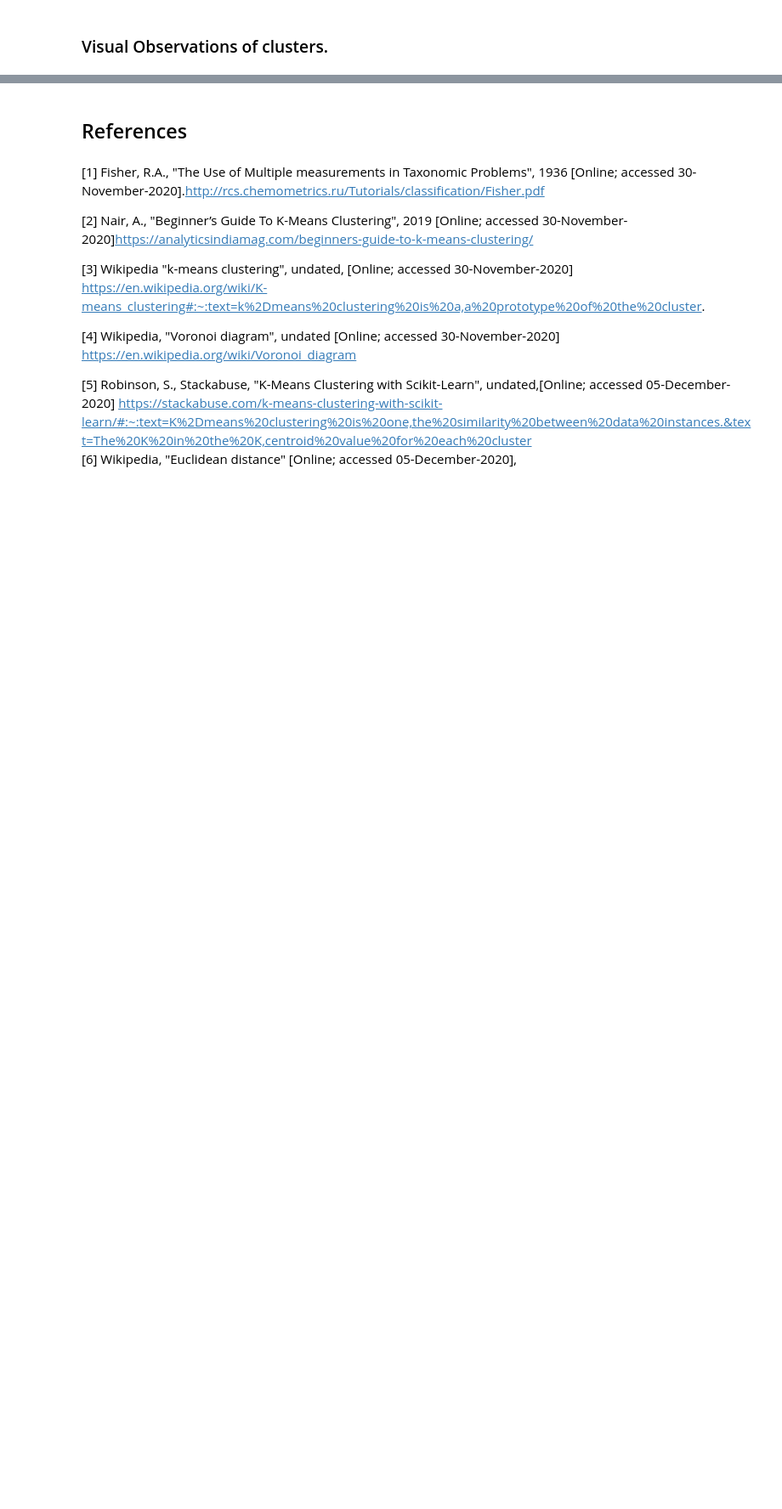
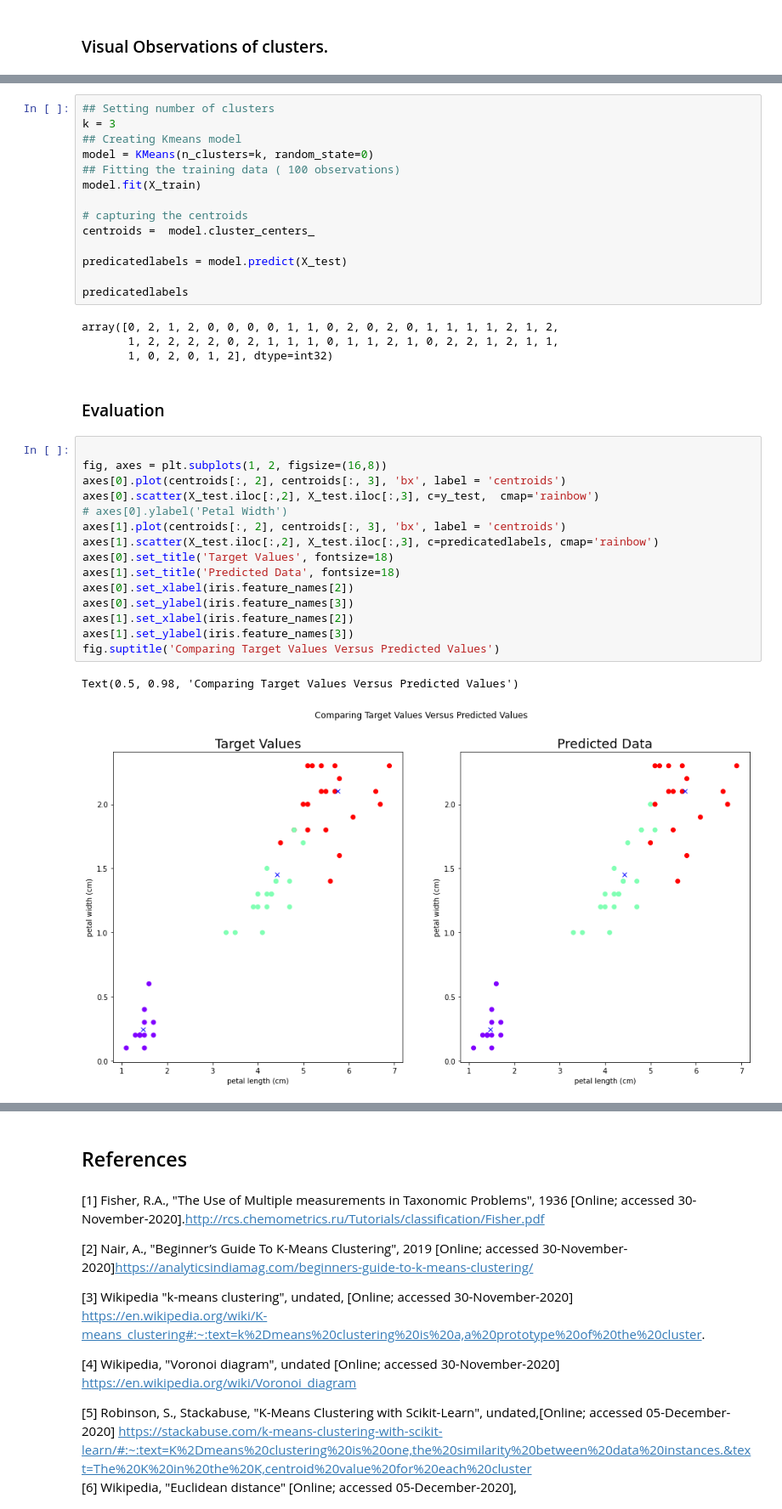
Before and after one commit to fionaoriordan/MLS_Tasks, a Jupyter notebook: Tasks.ipynb, the cells around one changed output, grey strips where cells are left out. Shown: that part at 85% size. Cells and saved outputs as stored; diff of their text form; blank space fills up the shorter version.

```diff
--- a/Tasks.ipynb
+++ b/Tasks.ipynb
@@ -916,0 +844,38 @@ array([0, 0, 0, 0, 0, 0, 0, 0, 0, 0, 0, 0, 0, 0, 0, 0, 0, 0, 0, 0, 0, 0,
+# %%
+## Setting number of clusters
+k = 3
+## Creating Kmeans model
+model = KMeans(n_clusters=k, random_state=0)
+## Fitting the training data ( 100 observations)
+model.fit(X_train)
+
+# capturing the centroids
+centroids =  model.cluster_centers_
+
+predicatedlabels = model.predict(X_test)
+
+predicatedlabels
+# %% [output]
+array([0, 2, 1, 2, 0, 0, 0, 0, 1, 1, 0, 2, 0, 2, 0, 1, 1, 1, 1, 2, 1, 2,
+       1, 2, 2, 2, 2, 0, 2, 1, 1, 1, 0, 1, 1, 2, 1, 0, 2, 2, 1, 2, 1, 1,
+       1, 0, 2, 0, 1, 2], dtype=int32)
+# %% [markdown]
+### Evaluation
+# %%
+
+fig, axes = plt.subplots(1, 2, figsize=(16,8))
+axes[0].plot(centroids[:, 2], centroids[:, 3], 'bx', label = 'centroids')
+axes[0].scatter(X_test.iloc[:,2], X_test.iloc[:,3], c=y_test,  cmap='rainbow')
+# axes[0].ylabel('Petal Width')
+axes[1].plot(centroids[:, 2], centroids[:, 3], 'bx', label = 'centroids')
+axes[1].scatter(X_test.iloc[:,2], X_test.iloc[:,3], c=predicatedlabels, cmap='rainbow')
+axes[0].set_title('Target Values', fontsize=18)
+axes[1].set_title('Predicted Data', fontsize=18)
+axes[0].set_xlabel(iris.feature_names[2])
+axes[0].set_ylabel(iris.feature_names[3])
+axes[1].set_xlabel(iris.feature_names[2])
+axes[1].set_ylabel(iris.feature_names[3])
+fig.suptitle('Comparing Target Values Versus Predicted Values')
+# %% [output]
+Text(0.5, 0.98, 'Comparing Target Values Versus Predicted Values')
+[figure, added]
```
Also changed, not shown: parts of 56 cells of this notebook.
